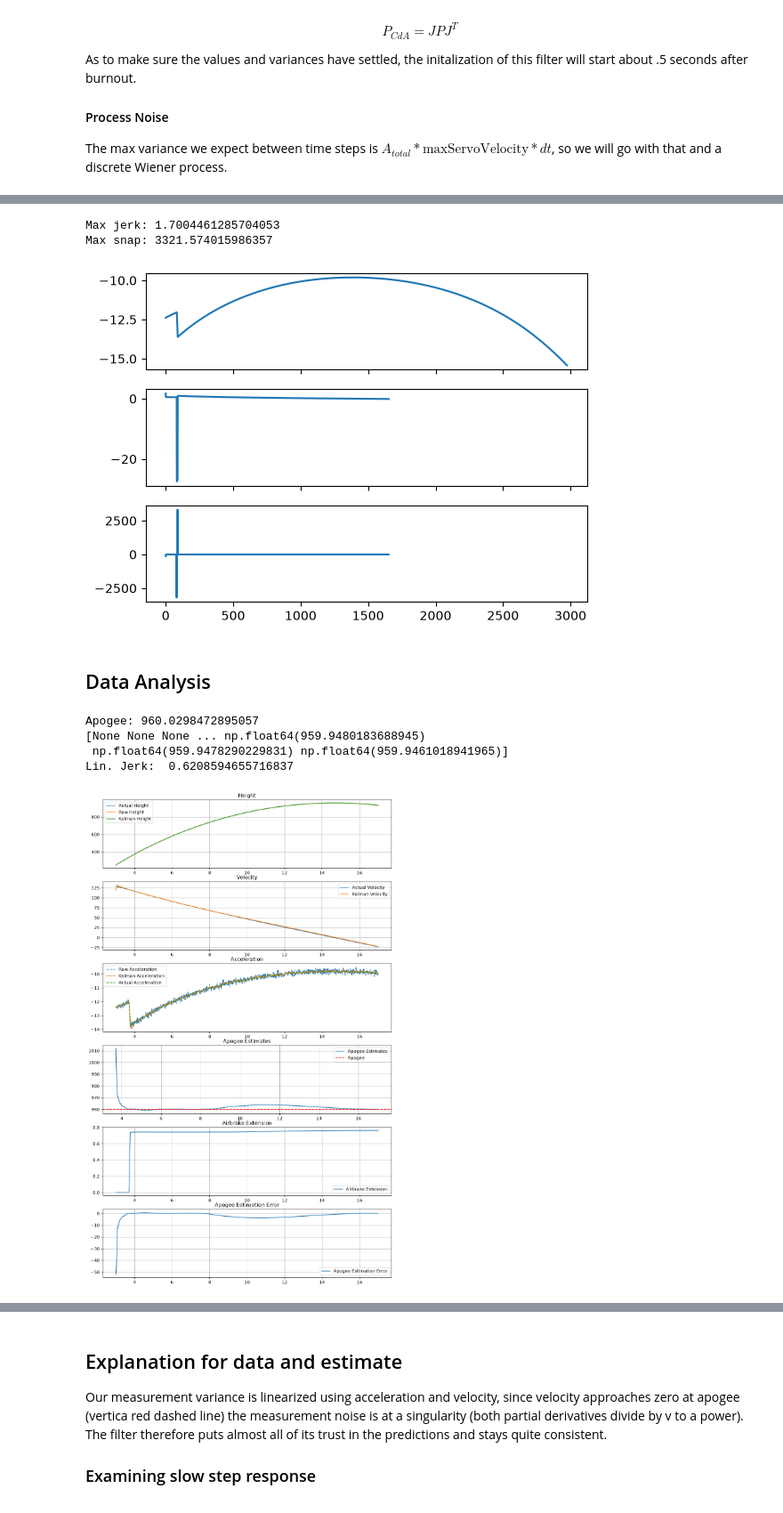
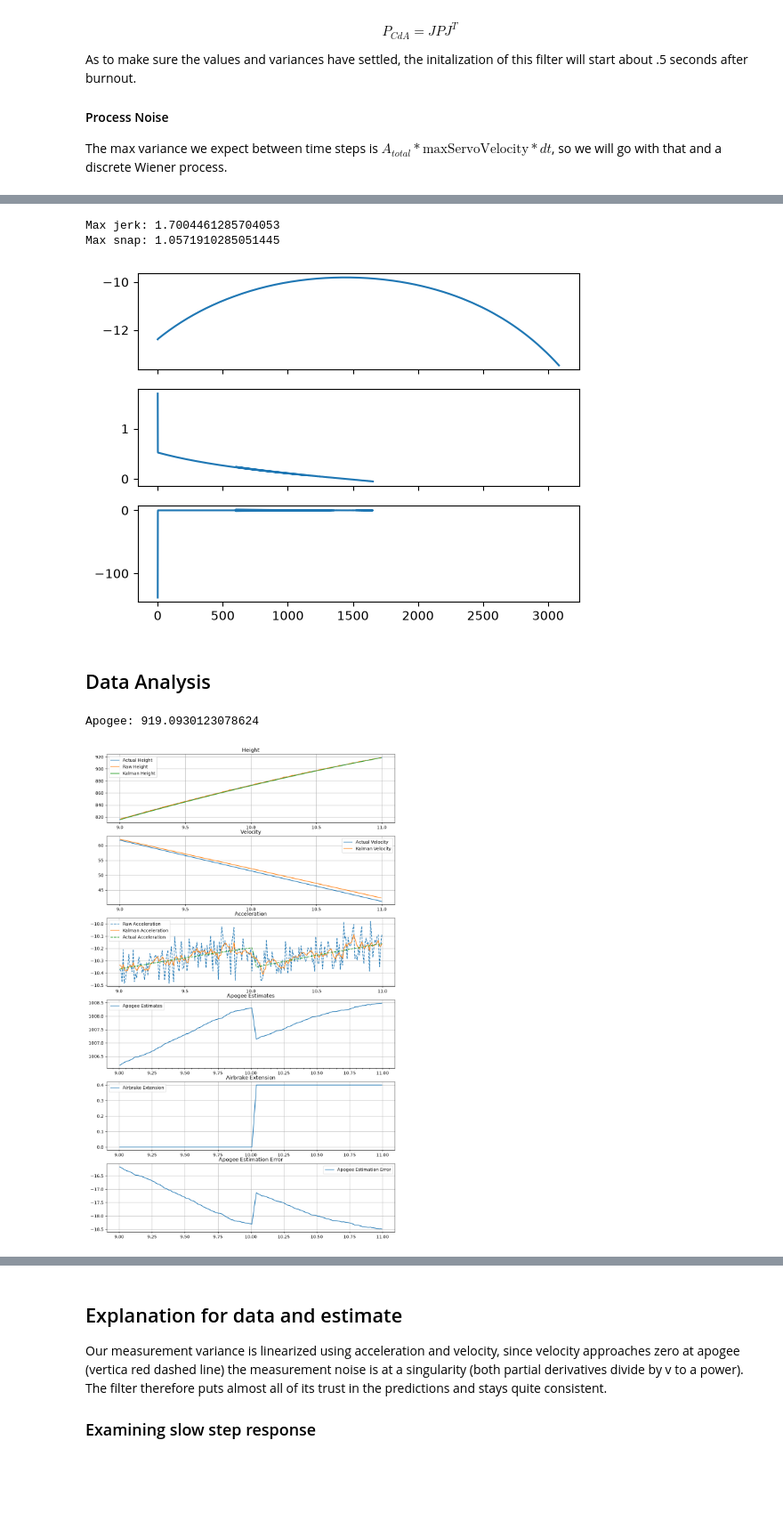
Before and after one commit to the-lightstack/kiraAirbrakeSoftware, a Jupyter notebook: regularSampleFilter.ipynb, the cells around one changed output, grey strips where cells are left out. Shown at 89% size. Saved outputs shown, nothing was run; the diff lists cells and outputs as text; code cells hidden in the pictures; blank space fills up the shorter version.

```diff
--- a/regularSampleFilter.ipynb
+++ b/regularSampleFilter.ipynb
@@ -608,10 +608,12 @@ def initalExtension():
     for u in np.linspace(0,1,50):
         cda = u * 2
 
+SEARCH_SPACE_PARTITIONS = 20
 CDA_ESTIMATE_START_T = 3.7
 
 MAX_SNAP = 0.428 # derived with numerical differentation of simulated acceleration.
 
+PID_ENABLED = False
 stateFilter_ = None
 cdaFilter_ = None
 
@@ -664,10 +666,10 @@ def airbrakeControlSoftware(t:float, imu1: Sensor, imu2: Sensor, baro: Sensor, a
 
         ## If this is the first run, deploy the airbrakes to an estimated
         ## region that gets us somewhat close to target
-        if first_run:
+        if first_run and PID_ENABLED:
 
             ## And initialize the PID used for finer adjustment
-            apg_pid = PID(target=targetApogee,kp=0.00001,ki=0.00)
+            apg_pid = PID(target=targetApogee,kp=0.00002,ki=0.00001)
 
 
             ## Do brute force for now, could do numerical approx later
@@ -677,7 +679,7 @@ def airbrakeControlSoftware(t:float, imu1: Sensor, imu2: Sensor, baro: Sensor, a
 
             u_vals = []
             error_vals = []
-            for u in np.linspace(0,1,20):
+            for u in np.linspace(0,1,SEARCH_SPACE_PARTITIONS):
                 A = u * A_total
                 apg = h0 + apogee(v0=v0,CdA=A*constants.ROCKET_AIRBRAKE_DEFAULT_CD + constants.ROCKET_CSA*constants.ROCKET_DEFAULT_CD)
                 u_vals.append(u)
@@ -708,7 +710,7 @@ def airbrakeControlSoftware(t:float, imu1: Sensor, imu2: Sensor, baro: Sensor, a
 
         apogee_estimation = h0 + delta_height
 
-        if not first_run:
+        if not first_run and PID_ENABLED:
             ## So not the first run, we run PID to get closer to target
             delta_u = apg_pid.update(apogee_estimation,TIMESTEP) ## Timestep is still not fully precise but idc
             target_airbrake_extension -= delta_u
@@ -724,9 +726,12 @@ def airbrakeControlSoftware(t:float, imu1: Sensor, imu2: Sensor, baro: Sensor, a
     estState = stateFilter_.x
     logUnit = ABSData(rawH=z_height, rawA=z_acc1, kalH=estState[0], kalV=estState[1], kalA=estState[2], apogeeEst=apogee_estimation, cdEst=cdaFilter_.x[0] if cdaFilter_ else None)
 
+    if t > 10:
+        target_airbrake_extension = 0.4
+
 
     return (target_airbrake_extension,logUnit)
 
-TARGET_APG = 960
+TARGET_APG = 990
 flightData:Sequence[FlightLogEntry] = runSimulation(TARGET_APG,constants.SIM_T0,constants.SIM_T0_HEIGHT,constants.SIM_T0_VELOCITY,airbrakeControlSoftware)
 # %% [output]
@@ -767,15 +771,16 @@ ax2.plot(jerks)
 ax3.plot(snaps);
 # %% [output]
 Max jerk: 1.7004461285704053
-Max snap: 3321.574015986357
+Max snap: 1.0571910285051445
-[figure, old version]
+[figure, new version]
 # %% [markdown]
 ## Data Analysis
 # %%
 from matplotlib import pyplot as plt
+from matplotlib.ticker import (AutoMinorLocator, MultipleLocator)
 
-dataStartTime = 0
-dataEndTime = 17
+dataStartTime = 9
+dataEndTime = 11
 
 # Analysing the data
 t = np.array([i.timestamp for i in flightData if dataStartTime <= i.timestamp <= dataEndTime])
@@ -809,12 +814,17 @@ apogeeEstimations = np.array([i.controlSoftwareData.apogeeEstimate for i in flig
 
 print(f"Apogee: {max(h)}")
 
+# make the below work
+fig, axs = plt.subplots(6,1,figsize=(12,20))
 
-fig, axs = plt.subplots(6,1,figsize=(12,20))
+
+
 axs[0].plot(t,h,label="Actual Height")
 axs[0].plot(absTimestamps,rawHeights,label="Raw Height")
 axs[0].plot(absTimestamps,kalmanHeights,label="Kalman Height")
 axs[0].set_title("Height")
+axs[0].xaxis.set_major_locator(MultipleLocator(0.5))
+
 axs[0].legend()
 axs[0].grid(True)
 
@@ -822,58 +832,55 @@ axs[1].plot(t,actualVelocity,label="Actual Velocity")
 axs[1].plot(absTimestamps,kalmanVelocity,label="Kalman Velocity")
 axs[1].set_title("Velocity")
 axs[1].legend()
+axs[1].xaxis.set_major_locator(MultipleLocator(0.5))
 axs[1].grid(True)
+
 
 axs[2].plot(absTimestamps,rawAccelerations,label="Raw Acceleration",linestyle="dashed")
 axs[2].plot(absTimestamps,kalmanAccelerations,label="Kalman Acceleration")
 axs[2].plot(absTimestamps,actualAccelerations,label="Actual Acceleration",linestyle="dashed")
 axs[2].set_title("Acceleration")
+axs[2].xaxis.set_major_locator(MultipleLocator(0.5))
+axs[2].grid(True)
 axs[2].legend()
 
 # plot apogee estimates over time
 axs[3].plot(absTimestamps,apogeeEstimations,label="Apogee Estimates")
-axs[3].axhline(y=apogee,color="r",linestyle="--",label="Apogee")
+# axs[3].axhline(y=apogee,color="r",linestyle="--",label="Apogee")
+axs[3].grid(True)
 
 axs[3].set_title("Apogee Estimates")
+axs[3].yaxis.set_major_locator(MultipleLocator(0.5))
+axs[3].xaxis.set_minor_locator(MultipleLocator(0.05))
 axs[3].legend()
 axs[3].grid(True)
 
 ## plot airbrake extension over time
 # adding the error to the same plot
-print(apogeeEstimations)
 
 errors = np.array([TARGET_APG - i for i in apogeeEstimations if i is not None])
 errors = np.pad(errors, (0, len(absTimestamps) - len(errors)), 'constant', constant_values=(0, 0))
 
 
 axs[4].plot(absTimestamps,airbrakeExtensions,label="Airbrake Extension")
 axs[4].set_title("Airbrake Extension")
 axs[4].legend()
 axs[4].grid(True)
 
 
 axs[5].plot(absTimestamps,errors,label="Apogee Estimation Error")
 axs[5].set_title("Apogee Estimation Error")
 axs[5].legend()
 axs[5].grid(True)
 
 
-# Linearising the change in acceleration
-dt = 0.1
-a0 = actualAccelerations[0]
-a1 = actualAccelerations[int(dt/TIMESTEP)]
-delta_a = (a1-a0) / dt
-print("Lin. Jerk: ", delta_a)
 
 
 plt.grid(True)
 plt.show()
 # %% [output]
-Apogee: 960.0298472895057
-[None None None ... np.float64(959.9480183688945)
- np.float64(959.9478290229831) np.float64(959.9461018941965)]
-Lin. Jerk:  0.6208594655716837
+Apogee: 919.0930123078624
-[figure, old version]
+[figure, new version]
 # %%
 # plot the CdA estimate over time, with the actual CdA as a dashed line
 absTimestamps = np.array([i.timestamp for i in flightData if i.controlSoftwareData is not None ])
```
Also changed, not shown: parts of 3 cells of this notebook, 1 other file.
